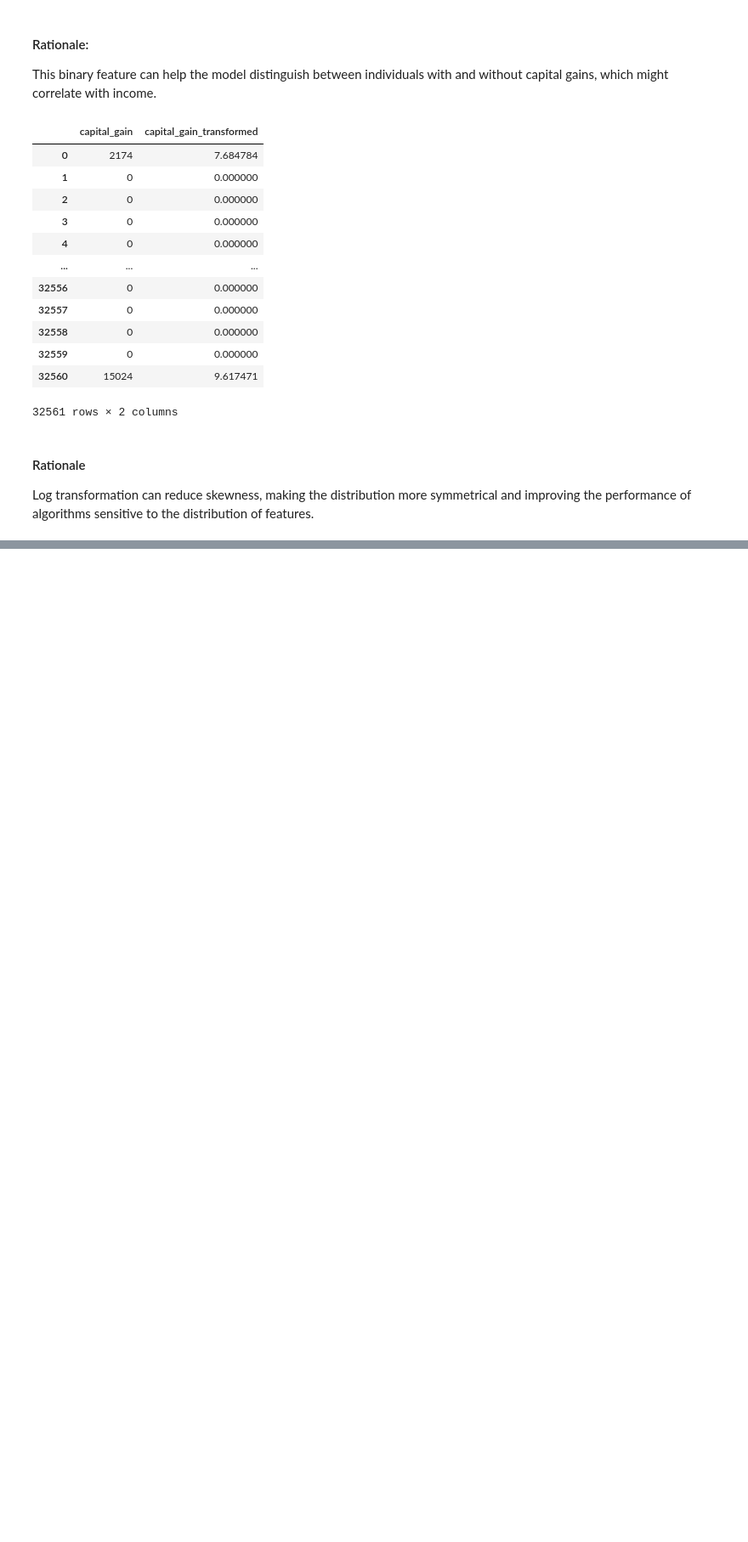
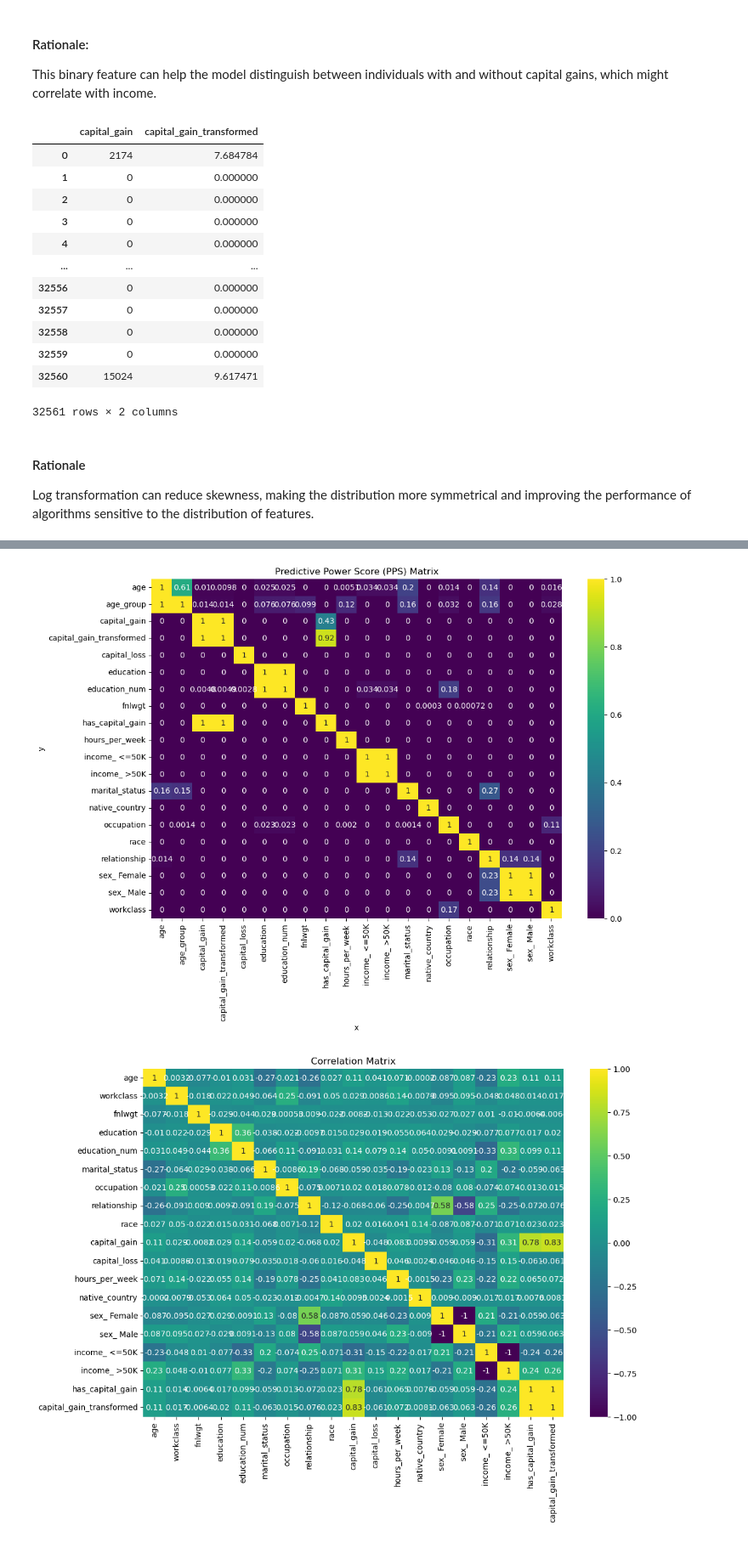
Before and after one commit to Priyanshu501/Assignments, a Jupyter notebook: EDA2/EDA2.ipynb, the cells around one changed output, grey strips where cells are left out. Shown at 85% size. Cells and saved outputs as stored; diff of their text form; code cells hidden in the pictures; blank space fills up the shorter version.

```diff
--- a/EDA2/EDA2.ipynb
+++ b/EDA2/EDA2.ipynb
@@ -372,0 +405,27 @@ Log transformation can reduce skewness, making the distribution more symmetrical
+# %%
+# Applying PPScore
+import ppscore as pps
+
+# Calculating PPS matrix
+pps_matrix = pps.matrix(df_cleaned)
+
+# Extracting PPS Score
+ppscore = pps_matrix.pivot(columns='x', index='y', values='ppscore')
+
+# Calculating Correlation Matrix
+correlation_matrix = df_cleaned.corr()
+
+# Plot the PPS matrix
+plt.figure(figsize=(12, 8))
+sns.heatmap(ppscore, annot=True, cmap="viridis", cbar=True)
+plt.title('Predictive Power Score (PPS) Matrix')
+plt.show()
+
+# Plot the correlation matrix
+plt.figure(figsize=(12, 8))
+sns.heatmap(correlation_matrix, annot=True, cmap="viridis", cbar=True)
+plt.title('Correlation Matrix')
+plt.show()
+# %% [output]
+[figure, added]
+[figure, added]
```
Also changed, not shown: parts of 2 cells of this notebook.
